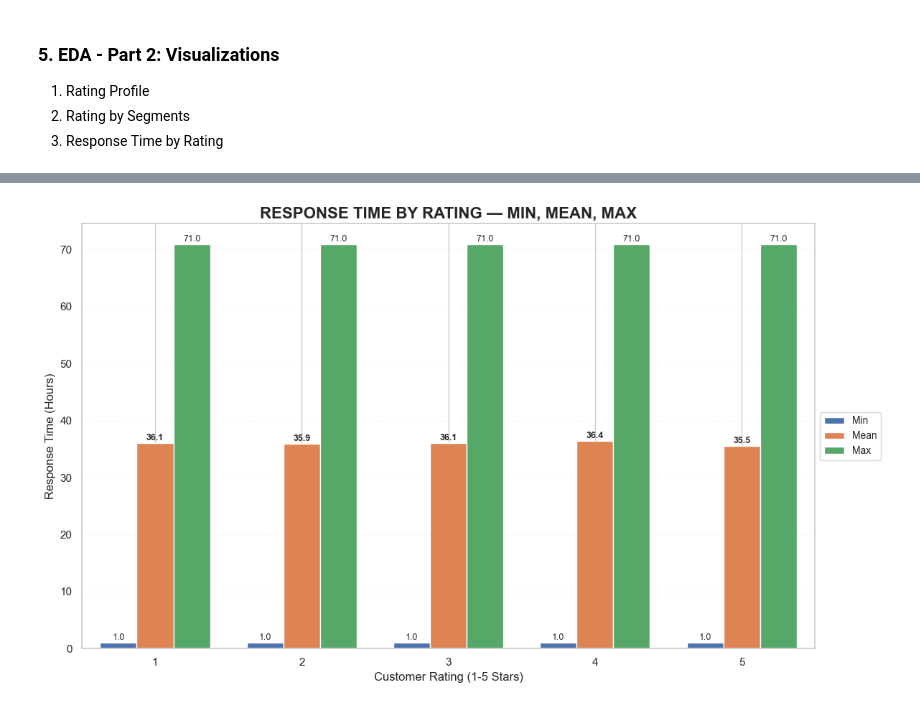
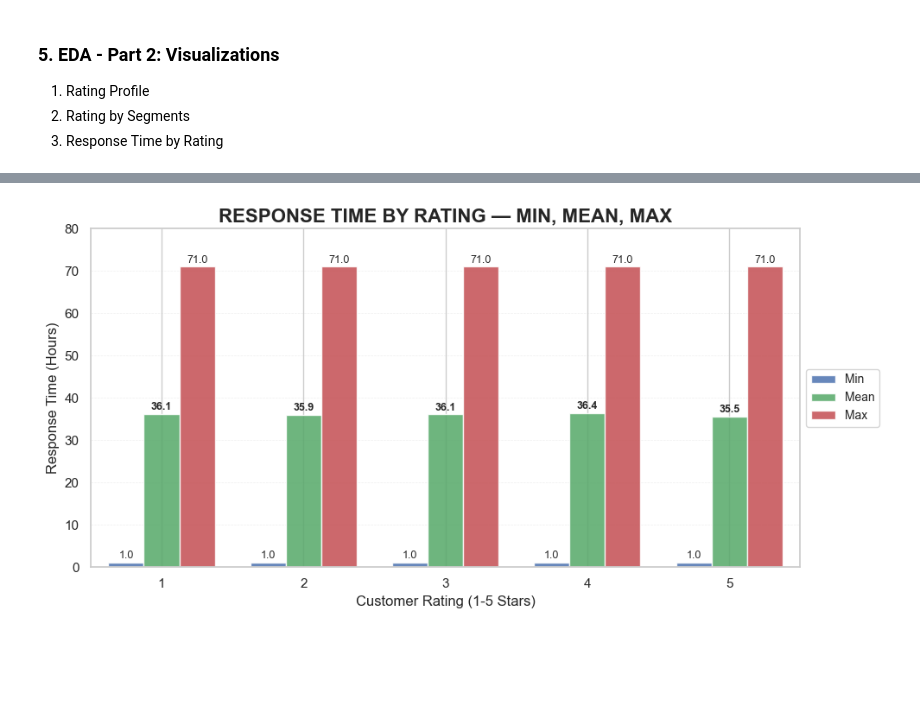
Before and after one commit to samehinttech/sentiment-analysis-customer-reviews, a Jupyter notebook: notebooks/sentiment_analysis.ipynb, the cells around one changed output, grey strips where cells are left out. Cells and saved outputs as stored; diff of their text form; code cells hidden in the pictures; blank space fills up the shorter version.

```diff
--- a/notebooks/sentiment_analysis.ipynb
+++ b/notebooks/sentiment_analysis.ipynb
@@ -94,9 +94,9 @@ def check_duplicates(dataframe):
 # function to check unique values in categorical columns
 def check_unique_values(dataframe):
     categorical_attrs = dataframe.select_dtypes(include=['object', 'category']).columns
-    for col in categorical_attrs:
-        print(f"\nColumn:[{col}] has {dataframe[col].nunique()} unique values.")
-        print(f"Values: {list(dataframe[col].unique())}")
+    for cols in categorical_attrs:
+        print(f"\nColumn:[{cols}] has {dataframe[cols].nunique()} unique values.")
+        print(f"Values: {list(dataframe[cols].unique())}")
 
 # Sum of sentiment distribution. The sentiment col. will be ignored during modeling,
 # but we decided to keep it for EDA purposes and use it later for performance evaluation.
@@ -143,11 +143,12 @@ Name: proportion, dtype: float64
 # %%
 # Baseline - Customer Rating Profile
 plt.figure(figsize=(10, 5))
-sns.countplot(data=df, x='customer_rating', palette='Set2', order=[1, 2, 3, 4, 5])
+sns.countplot(data=df, x='customer_rating', color='#3498db')
 plt.title('CUSTOMER RATING PROFILE', fontsize=16, fontweight='bold')
 plt.xlabel('Customer Rating (1-5 Stars)', fontsize=12)
 plt.ylabel('Number of Reviews', fontsize=12)
-plt.grid(axis='y', alpha=0.3, linestyle='-', linewidth=0.5)
+plt.ylim(0, 6000)  # Extend upper limit for y_axis for better visibility
+plt.grid(axis='y', alpha=0.3, linestyle='--', linewidth=0.5)
 plt.xticks(fontsize=10)
 plt.yticks(fontsize=10)
 plt.gca().set_axisbelow(True)
@@ -155,7 +156,7 @@ plt.gca().set_axisbelow(True)
 # Add value labels on top of bars
 rating_counts = df['customer_rating'].value_counts().sort_index()
 for i, v in enumerate(rating_counts.to_list()):
-    plt.text(i, v + 5, str(v), ha='center', fontweight
+    plt.text(i, v + 100, str(v), ha='center', fontweight
               ='bold', fontsize=10)
 plt.tight_layout()
 plt.show()
@@ -186,38 +200,40 @@ for attr in segment_attrs:
 # %%
-# Response Time by Rating (Min, Mean, Max)
-# Aggregate statistics by rating
+# Response Time Statistics by Rating
 stats = df.groupby('customer_rating')['response_time_hours'].agg(['min', 'mean', 'max'])
 
-fig, ax = plt.subplots(figsize=(12, 7))
-bar_width = 0.25
-x = np.arange(1, 6)  # Ratings 1-5
+fig, ax = plt.subplots(figsize=(10, 5))
 
-# Create bars
-ax.bar(x - bar_width, stats['min'], width=bar_width, label='Min', color='C0')
-ax.bar(x, stats['mean'], width=bar_width, label='Mean', color='C1')
-ax.bar(x + bar_width, stats['max'], width=bar_width, label='Max', color='C2')
+# Bars configuration
+bar_config = [
+    (-0.25, 'min', 'Min'), # Left bar
+    (0, 'mean', 'Mean'),   # Center bar
+    (0.25, 'max', 'Max')   # Right bar
+]
+# Colors for the bars
+colors = sns.color_palette('deep6', 3)
+x = np.arange(1, 6)
 
-# Annotate bars with values
-for i in range(len(x)):
-    rating = x[i]
-    if rating in stats.index:
-        ax.text(x[i] - bar_width, stats.loc[rating, 'min'] + 0.5,
-                f"{stats.loc[rating, 'min']:.1f}", ha='center', fontsize=9)
-        ax.text(x[i], stats.loc[rating, 'mean'] + 0.5,
-                f"{stats.loc[rating, 'mean']:.1f}", ha='center', fontsize=9, fontweight='bold')
-        ax.text(x[i] + bar_width, stats.loc[rating, 'max'] + 0.5,
-                f"{stats.loc[rating, 'max']:.1f}", ha='center', fontsize=9)
+# Bars and annotations
+for (offset, col, label), color in zip(bar_config, colors):
+    values = stats[col].to_list()
+    ax.bar(x + offset, values, width=0.25, label=label, color=color, alpha=0.85)
 
-# Styling
+    # Add value labels
+    for i, v in enumerate(values):
+        weight = 'bold' if col == 'mean' else 'normal'
+        ax.text(x[i] + offset, v + 1, f'{v:.1f}', ha='center',
+                fontsize=9, fontweight=weight)
+# Axes and grid configuration
 ax.set_title('RESPONSE TIME BY RATING — MIN, MEAN, MAX', fontsize=16, fontweight='bold')
 ax.set_xlabel('Customer Rating (1-5 Stars)', fontsize=12)
 ax.set_ylabel('Response Time (Hours)', fontsize=12)
 ax.set_xticks(x)
 ax.set_xlim(0.5, 5.5)
-ax.legend(fontsize=10,  loc='center left', bbox_to_anchor=(1, 0.5))
+ax.set_ylim(0, 80)
+ax.legend(fontsize=10, loc='center left', bbox_to_anchor=(1, 0.5))
 ax.grid(axis='y', alpha=0.3, linestyle='--', linewidth=0.5)
 ax.set_axisbelow(True)
 plt.tight_layout()
 plt.show()
 # %% [output]
-[figure, old version]
+[figure, new version]
```
Also changed, not shown: parts of 3 cells of this notebook.
